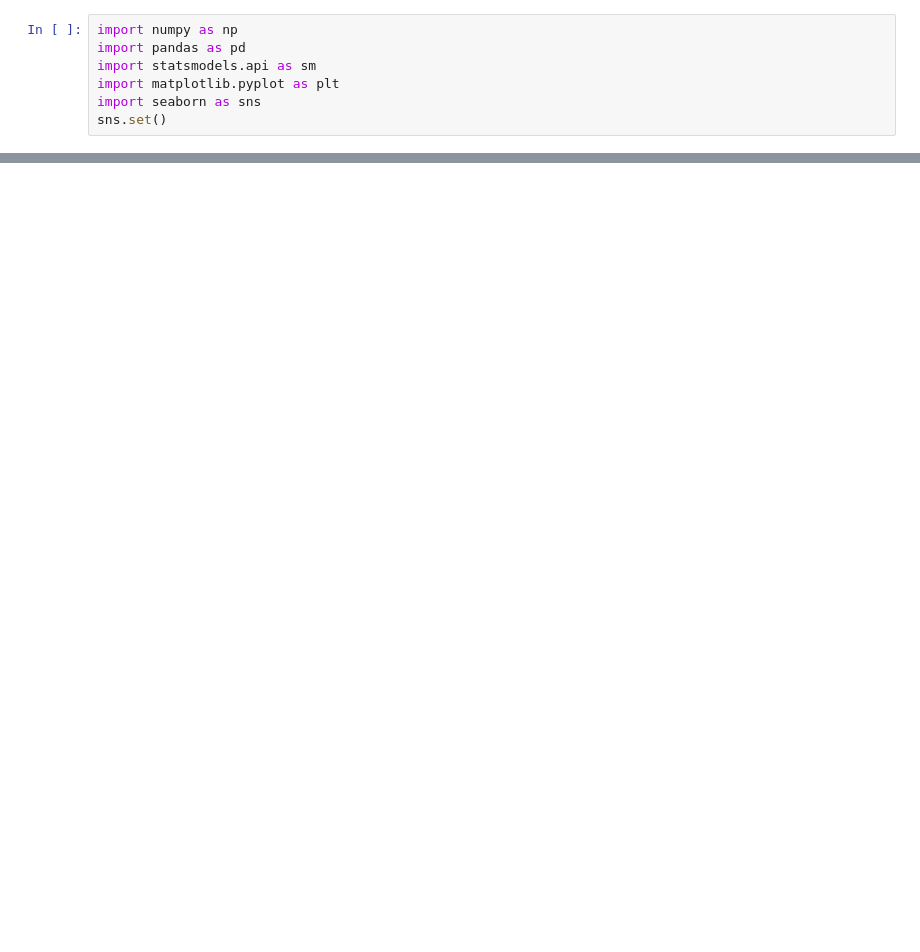
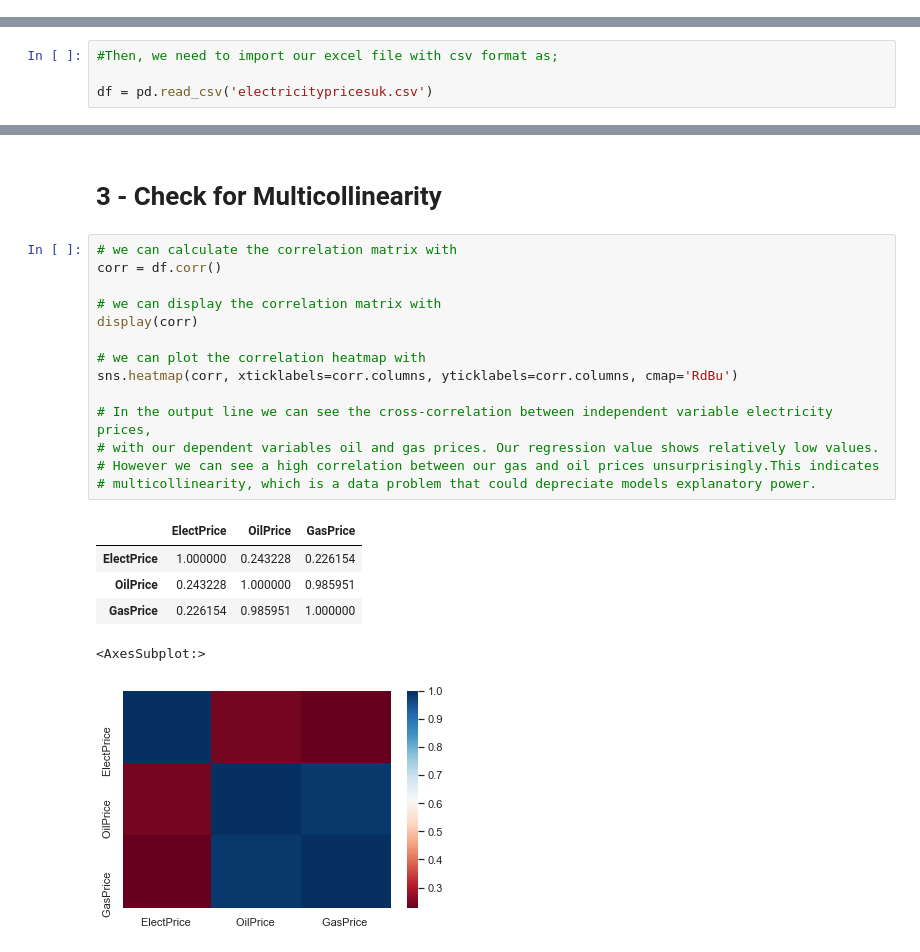
Before and after one commit to emresahinuk/Commodity-Market-Feature-Selection, a Jupyter notebook: Energy Price Prediction UK.ipynb, the cells around one changed output, grey strips where cells are left out. Cells and saved outputs as stored; diff of their text form; blank space fills up the shorter version.

```diff
--- a/Energy Price Prediction UK.ipynb
+++ b/Energy Price Prediction UK.ipynb
@@ -1,7 +0,0 @@
-# %%
-import numpy as np
-import pandas as pd
-import statsmodels.api as sm
-import matplotlib.pyplot as plt
-import seaborn as sns
-sns.set()
@@ -47,0 +23,4 @@ SyntaxError: invalid syntax (<ipython-input-7-8ddbb15ec393>, line 1)
+# %%
+#Then, we need to import our excel file with csv format as;
+
+df = pd.read_csv('electricitypricesuk.csv')
@@ -47,0 +41,23 @@ SyntaxError: invalid syntax (<ipython-input-7-8ddbb15ec393>, line 1)
+# %% [markdown]
+# 3 - Check for Multicollinearity
+# %%
+# we can calculate the correlation matrix with
+corr = df.corr()
+
+# we can display the correlation matrix with
+display(corr)
+
+# we can plot the correlation heatmap with
+sns.heatmap(corr, xticklabels=corr.columns, yticklabels=corr.columns, cmap='RdBu')
+
+# In the output line we can see the cross-correlation between independent variable electricity prices,
+# with our dependent variables oil and gas prices. Our regression value shows relatively low values.
+# However we can see a high correlation between our gas and oil prices unsurprisingly.This indicates
+# multicollinearity, which is a data problem that could depreciate models explanatory power.
+# %% [output]
+|  | ElectPrice | OilPrice | GasPrice |
+| ElectPrice | 1.000000 | 0.243228 | 0.226154 |
+| OilPrice | 0.243228 | 1.000000 | 0.985951 |
+| GasPrice | 0.226154 | 0.985951 | 1.000000 |
+<AxesSubplot:>
+[figure, added]
```
Also changed, not shown: parts of 16 cells of this notebook, 4 other files.
